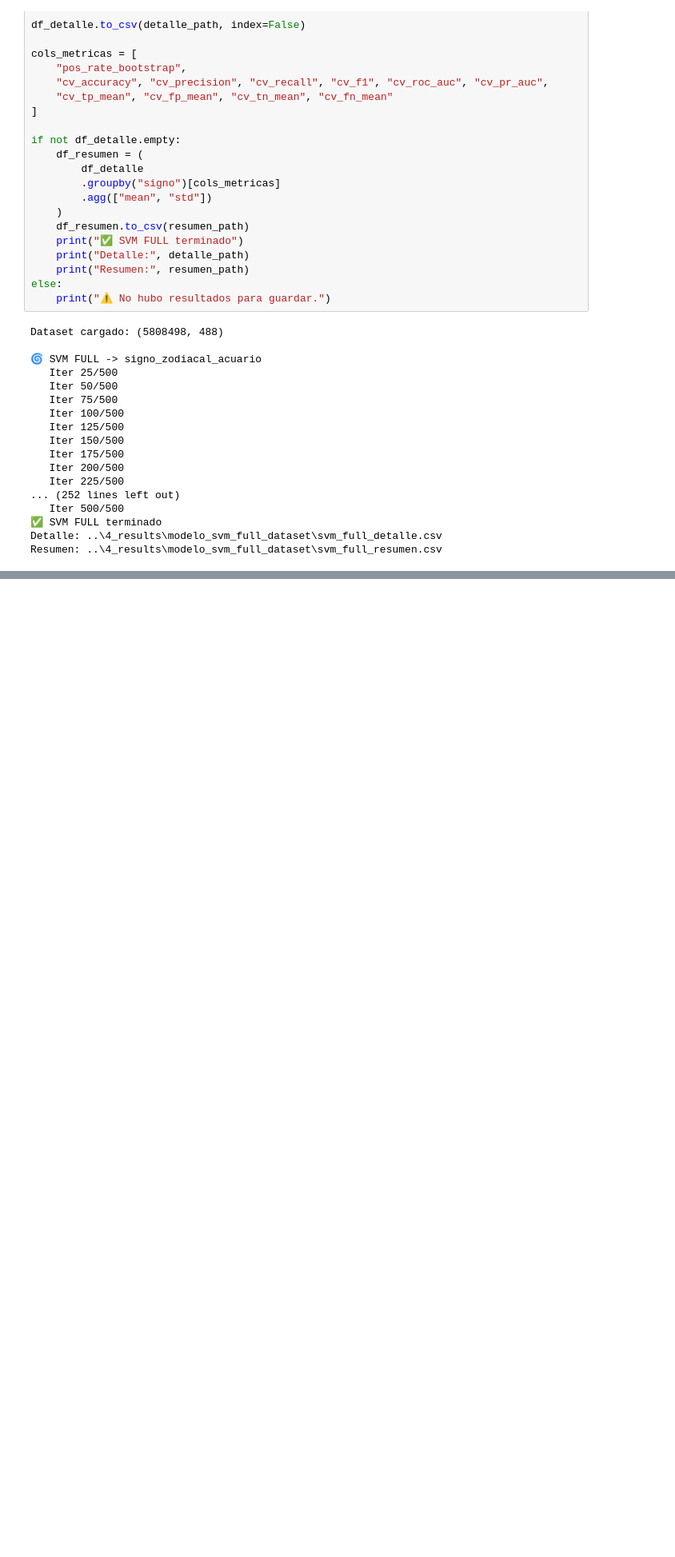
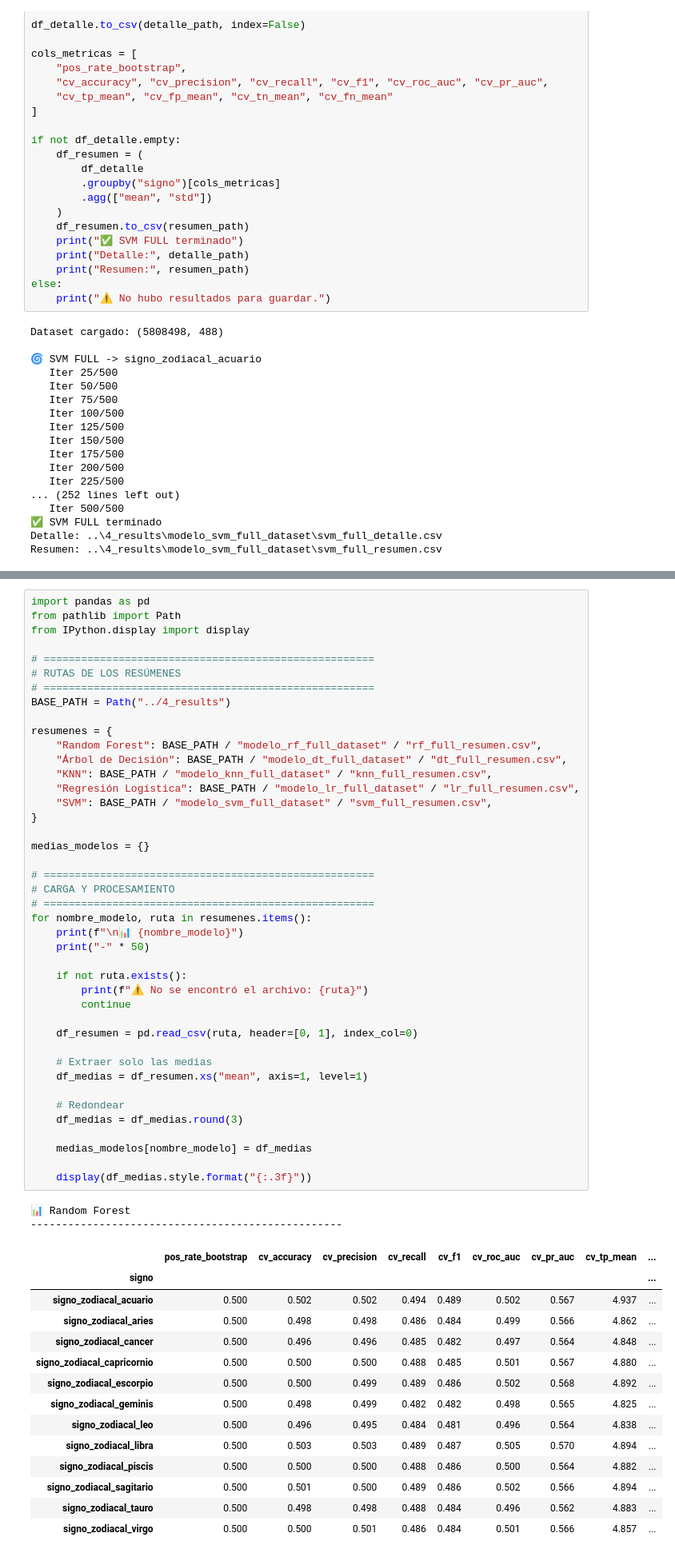
Before and after one commit to KarenGarrido/Tesis_ML_Zodiac, a Jupyter notebook: 3_notebooks/3.1Bootstrapping_Full_DS.ipynb, the cells around one changed output, grey strips where cells are left out. Shown at 80% size. Drawn from its saved outputs; the diff is of its cells as text; blank space fills up the shorter version.

Commit message:
Resumen resultados full ds

```diff
--- a/3_notebooks/3.1Bootstrapping_Full_DS.ipynb
+++ b/3_notebooks/3.1Bootstrapping_Full_DS.ipynb
@@ -1075,0 +1078,59 @@ Resumen: ..\4_results\modelo_svm_full_dataset\svm_full_resumen.csv
+# %%
+import pandas as pd
+from pathlib import Path
+from IPython.display import display
+
+# =====================================================
+# RUTAS DE LOS RESÚMENES
+# =====================================================
+BASE_PATH = Path("../4_results")
+
+resumenes = {
+    "Random Forest": BASE_PATH / "modelo_rf_full_dataset" / "rf_full_resumen.csv",
+    "Árbol de Decisión": BASE_PATH / "modelo_dt_full_dataset" / "dt_full_resumen.csv",
+    "KNN": BASE_PATH / "modelo_knn_full_dataset" / "knn_full_resumen.csv",
+    "Regresión Logística": BASE_PATH / "modelo_lr_full_dataset" / "lr_full_resumen.csv",
+    "SVM": BASE_PATH / "modelo_svm_full_dataset" / "svm_full_resumen.csv",
+}
+
+medias_modelos = {}
+
+# =====================================================
+# CARGA Y PROCESAMIENTO
+# =====================================================
+for nombre_modelo, ruta in resumenes.items():
+    print(f"\n📊 {nombre_modelo}")
+    print("-" * 50)
+
+    if not ruta.exists():
+        print(f"⚠️ No se encontró el archivo: {ruta}")
+        continue
+
+    df_resumen = pd.read_csv(ruta, header=[0, 1], index_col=0)
+
+    # Extraer solo las medias
+    df_medias = df_resumen.xs("mean", axis=1, level=1)
+
+    # Redondear
+    df_medias = df_medias.round(3)
+
+    medias_modelos[nombre_modelo] = df_medias
+
+    display(df_medias.style.format("{:.3f}"))
+# %% [output]
+📊 Random Forest
+--------------------------------------------------
+|  | pos_rate_bootstrap | cv_accuracy | cv_precision | cv_recall | cv_f1 | cv_roc_auc | cv_pr_auc | cv_tp_mean | ... |
+| signo |  |  |  |  |  |  |  |  | ... |
+| signo_zodiacal_acuario | 0.500 | 0.502 | 0.502 | 0.494 | 0.489 | 0.502 | 0.567 | 4.937 | ... |
+| signo_zodiacal_aries | 0.500 | 0.498 | 0.498 | 0.486 | 0.484 | 0.499 | 0.566 | 4.862 | ... |
+| signo_zodiacal_cancer | 0.500 | 0.496 | 0.496 | 0.485 | 0.482 | 0.497 | 0.564 | 4.848 | ... |
+| signo_zodiacal_capricornio | 0.500 | 0.500 | 0.500 | 0.488 | 0.485 | 0.501 | 0.567 | 4.880 | ... |
+| signo_zodiacal_escorpio | 0.500 | 0.500 | 0.499 | 0.489 | 0.486 | 0.502 | 0.568 | 4.892 | ... |
+| signo_zodiacal_geminis | 0.500 | 0.498 | 0.499 | 0.482 | 0.482 | 0.498 | 0.565 | 4.825 | ... |
+| signo_zodiacal_leo | 0.500 | 0.496 | 0.495 | 0.484 | 0.481 | 0.496 | 0.564 | 4.838 | ... |
+| signo_zodiacal_libra | 0.500 | 0.503 | 0.503 | 0.489 | 0.487 | 0.505 | 0.570 | 4.894 | ... |
+| signo_zodiacal_piscis | 0.500 | 0.500 | 0.500 | 0.488 | 0.486 | 0.500 | 0.564 | 4.882 | ... |
+| signo_zodiacal_sagitario | 0.500 | 0.501 | 0.500 | 0.489 | 0.486 | 0.502 | 0.566 | 4.894 | ... |
+| signo_zodiacal_tauro | 0.500 | 0.498 | 0.498 | 0.488 | 0.484 | 0.496 | 0.562 | 4.883 | ... |
+| signo_zodiacal_virgo | 0.500 | 0.500 | 0.501 | 0.486 | 0.484 | 0.501 | 0.566 | 4.857 | ... |
```
Also changed, not shown: parts of 2 cells of this notebook, 2 other files.
